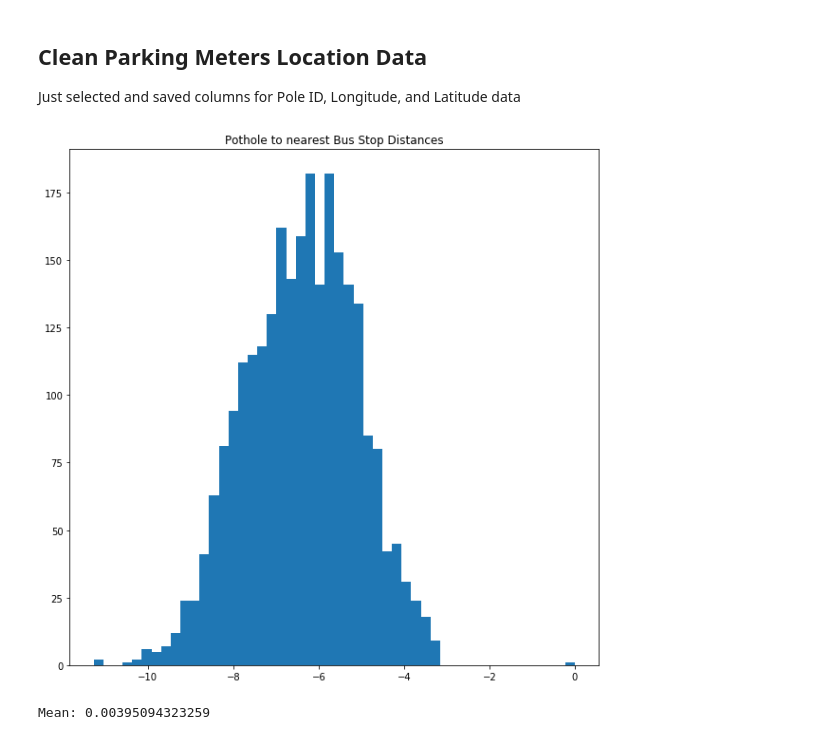
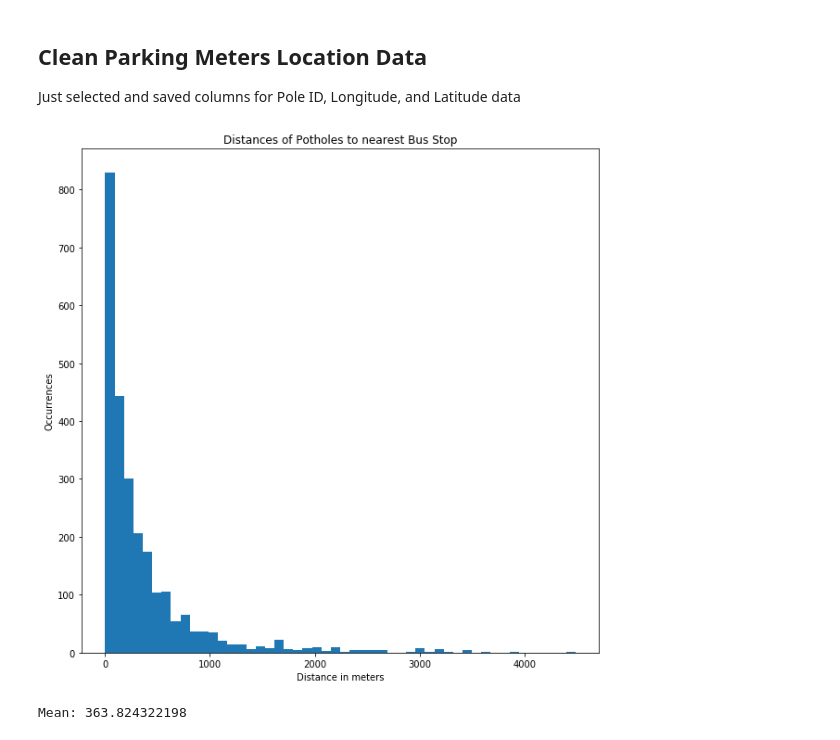
Before and after one commit to mac011/Pr_087, a Jupyter notebook: python_notebooks/yyun_COGS108.ipynb, the cells around one changed output. Drawn from its saved outputs; the diff is of its cells as text; code cells hidden in the pictures.

```diff
--- a/python_notebooks/yyun_COGS108.ipynb
+++ b/python_notebooks/yyun_COGS108.ipynb
@@ -53,25 +71,30 @@ bus_stops_coordinates = np.asarray(bus_stops[['LATITUDE','LONGITUDE']])
 # %%
 dist_bus_data = scipy.spatial.distance.cdist(open_pot_coordinates,bus_stops_coordinates)
 min_dist_indices = np.zeros(dist_bus_data.shape[0])
 min_dists = np.zeros(dist_bus_data.shape[0])
 
 for i in range(0,dist_bus_data.shape[0]):
     _ = np.argmin(dist_bus_data[i])
     min_dists[i] = dist_bus_data[i][_]
     min_dist_indices[i] = _
-    if dist_bus_data[i][_] > 20:
-        print('WTF',i,':',dist_bus_data[i][_])
+    #Filter outliers
+#     if dist_bus_data[i][_] > 7160:
+#         print('WTF',i,':',dist_bus_data[i][_])
+
+plt.close()
+plt.figure(figsize=(10,10))
+# plt.hist(np.log(min_dists), 50)
+plt.hist(min_dists,50)
+plt.title('Distances of Potholes to nearest Bus Stop')
+# plt.xlabel('Distance in meters (logged)')
+plt.xlabel('Distance in meters')
+plt.ylabel('Occurrences')
+plt.show()
+plt.close()
+print('Mean:',np.mean(min_dists))
+# %% [output]
+[figure, added]
+Mean: 363.824322198
-# %%
-plt.close()
-plt.figure(figsize=(10,10))
-plt.hist(np.log(min_dists), 50)
-plt.title('Pothole to nearest Bus Stop Distances')
-plt.show()
-plt.close()
-print('Mean:',np.mean(min_dists))
-# %% [output]
-[figure, removed]
-Mean: 0.00395094323259
 # %%
 plt.close()
 plt.close()
```
Also changed, not shown: parts of 10 cells of this notebook.
